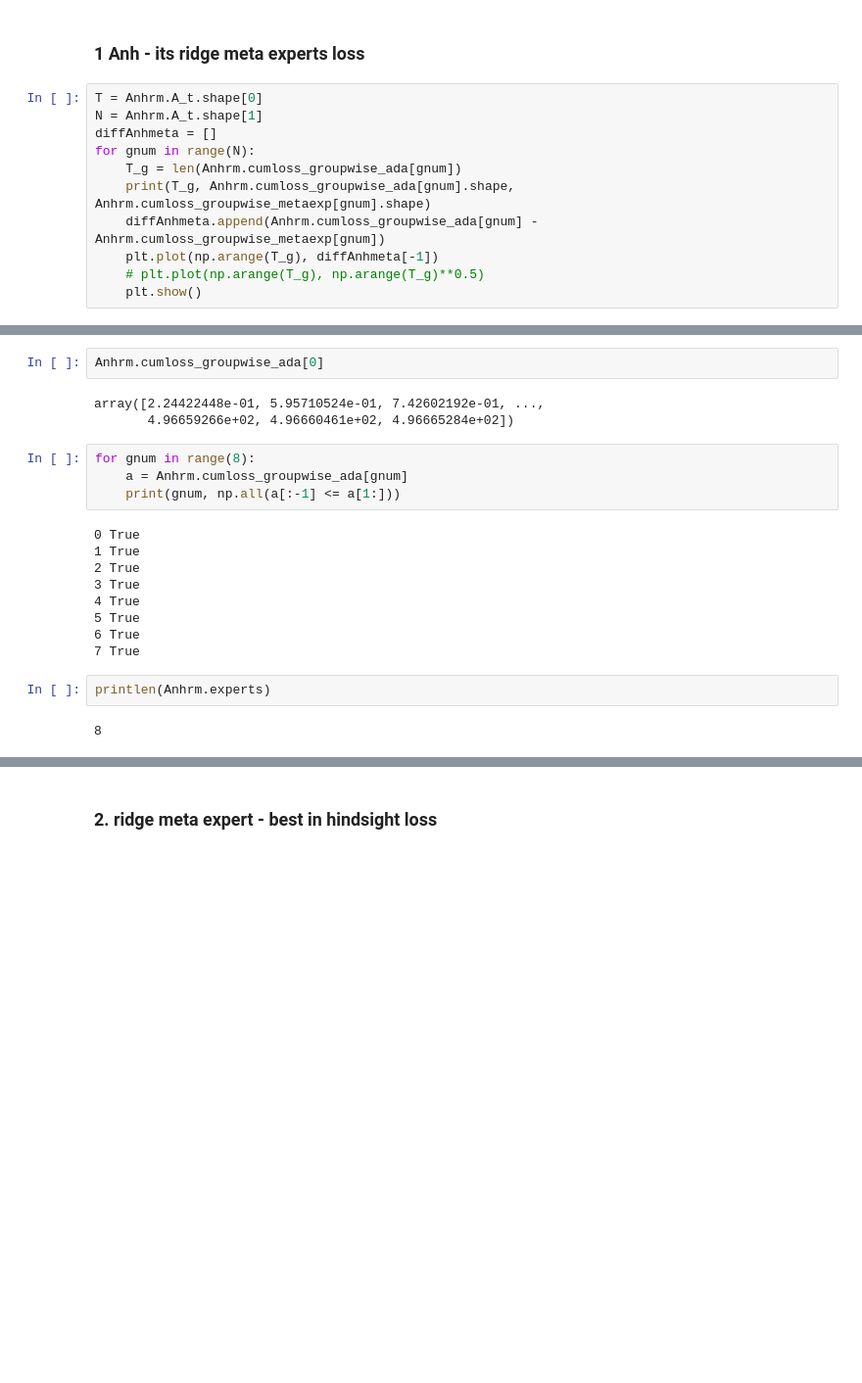
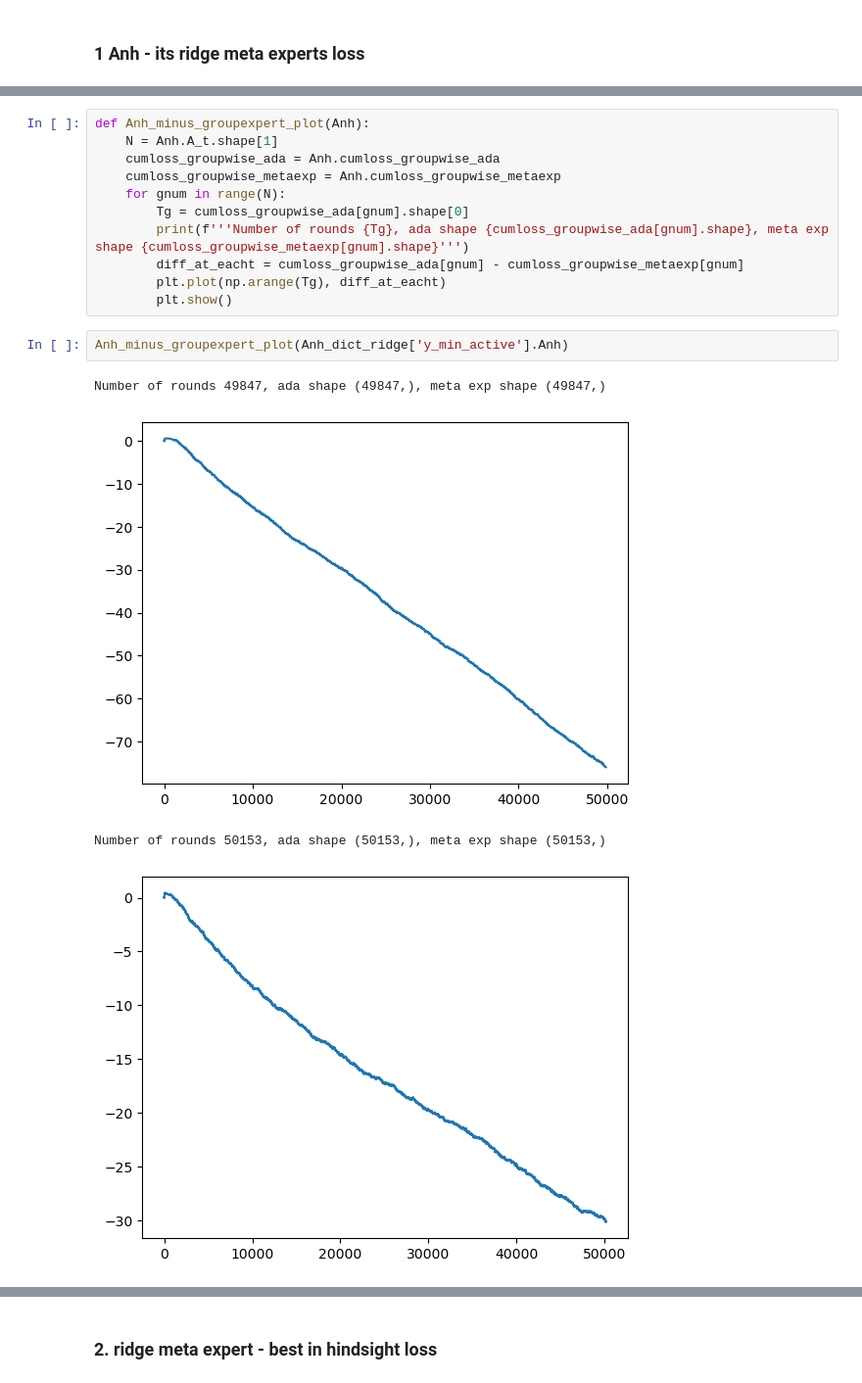
Before and after one commit to krishnacharya/multidecomp, a Jupyter notebook: iclr_res/1res.ipynb, the cells around one changed output, grey strips where cells are left out. Shown at 98% size. Cells and saved outputs as stored; diff of their text form; blank space fills up the shorter version.

Commit message:
iclr res diff adult

```diff
--- a/iclr_res/1res.ipynb
+++ b/iclr_res/1res.ipynb
@@ -145,13 +138,2 @@ array([49881., 50119., 61118., 12105.,  9904.,  8002.,  5940.,  2931.])
 # %% [markdown]
 ### 1 Anh - its ridge meta experts loss
-# %%
-T = Anhrm.A_t.shape[0]
-N = Anhrm.A_t.shape[1]
-diffAnhmeta = []
-for gnum in range(N):
-    T_g = len(Anhrm.cumloss_groupwise_ada[gnum])
-    print(T_g, Anhrm.cumloss_groupwise_ada[gnum].shape, Anhrm.cumloss_groupwise_metaexp[gnum].shape)
-    diffAnhmeta.append(Anhrm.cumloss_groupwise_ada[gnum] - Anhrm.cumloss_groupwise_metaexp[gnum])
-    plt.plot(np.arange(T_g), diffAnhmeta[-1])
-    # plt.plot(np.arange(T_g), np.arange(T_g)**0.5)
-    plt.show()
@@ -172,22 +140,18 @@ for gnum in range(N):
-# %%
-Anhrm.cumloss_groupwise_ada[0]
-# %% [output]
-array([2.24422448e-01, 5.95710524e-01, 7.42602192e-01, ...,
-       4.96659266e+02, 4.96660461e+02, 4.96665284e+02])
-# %%
-for gnum in range(8):
-    a = Anhrm.cumloss_groupwise_ada[gnum]
-    print(gnum, np.all(a[:-1] <= a[1:]))
-# %% [output]
-0 True
-1 True
-2 True
-3 True
-4 True
-5 True
-6 True
-7 True
-# %%
-printlen(Anhrm.experts)
-# %% [output]
-8
+# %%
+def Anh_minus_groupexpert_plot(Anh):
+    N = Anh.A_t.shape[1]
+    cumloss_groupwise_ada = Anh.cumloss_groupwise_ada
+    cumloss_groupwise_metaexp = Anh.cumloss_groupwise_metaexp
+    for gnum in range(N):
+        Tg = cumloss_groupwise_ada[gnum].shape[0]
+        print(f'''Number of rounds {Tg}, ada shape {cumloss_groupwise_ada[gnum].shape}, meta exp shape {cumloss_groupwise_metaexp[gnum].shape}''')
+        diff_at_eacht = cumloss_groupwise_ada[gnum] - cumloss_groupwise_metaexp[gnum]
+        plt.plot(np.arange(Tg), diff_at_eacht)
+        plt.show()
+# %%
+Anh_minus_groupexpert_plot(Anh_dict_ridge['y_min_active'].Anh)
+# %% [output]
+Number of rounds 49847, ada shape (49847,), meta exp shape (49847,)
+[figure, added]
+Number of rounds 50153, ada shape (50153,), meta exp shape (50153,)
+[figure, added]
```
Also changed, not shown: parts of 25 cells of this notebook, 9 other files.
